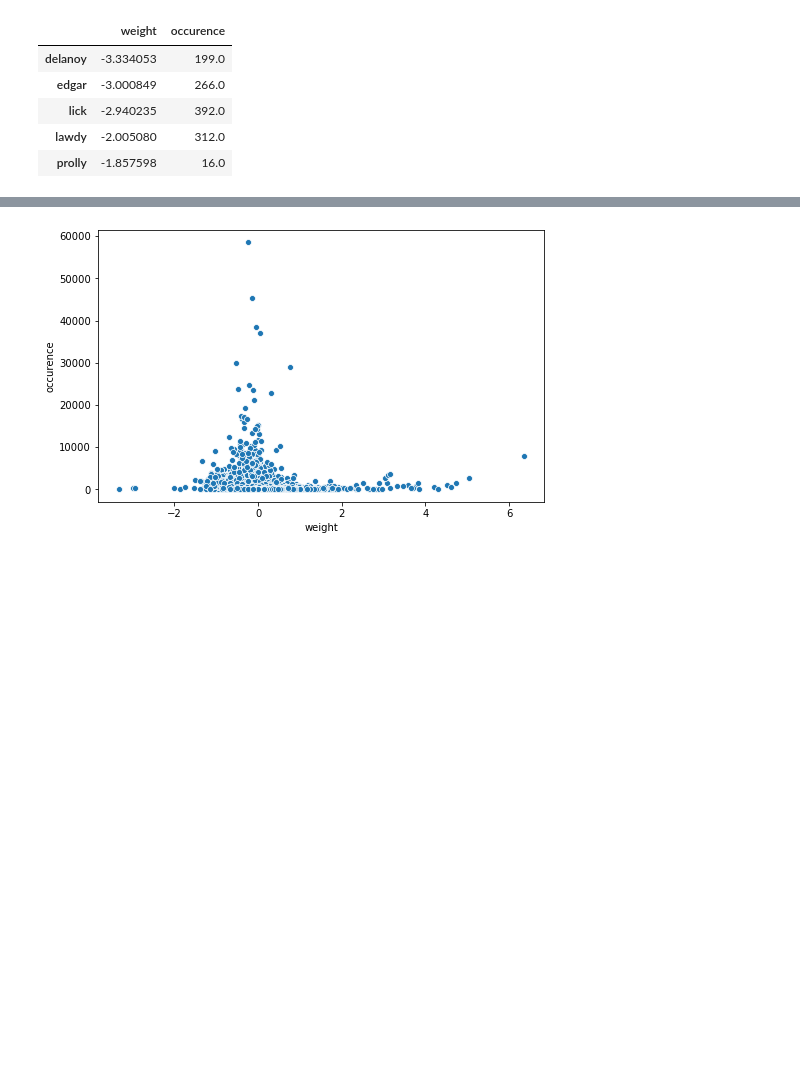
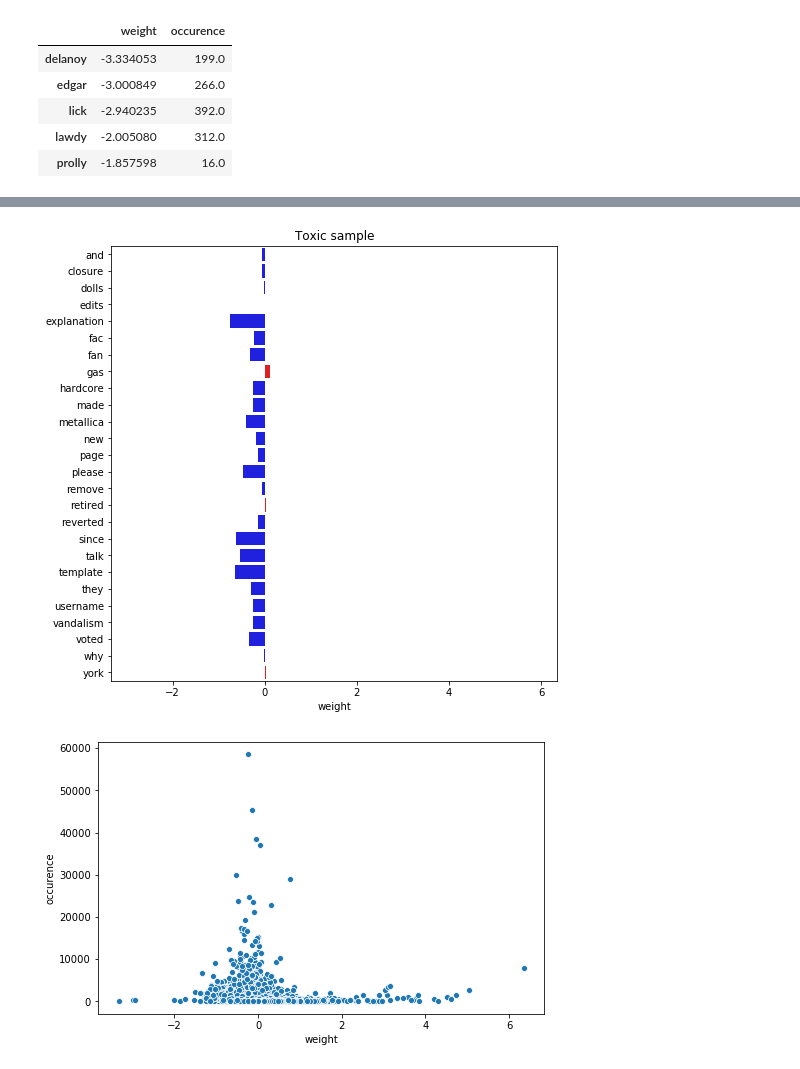
Before and after one commit to fhrzn/detoxification, a Jupyter notebook: notebooks/2.0-fhrzn-what-makes-text-toxic.ipynb, the cells around one changed output, grey strips where cells are left out. Cells and saved outputs as stored; diff of their text form; code cells hidden in the pictures; blank space fills up the shorter version.

```diff
--- a/notebooks/2.0-fhrzn-what-makes-text-toxic.ipynb
+++ b/notebooks/2.0-fhrzn-what-makes-text-toxic.ipynb
@@ -356 +344,7 @@ offensive.sort_values(by=['weight'], ascending=False)
+# %%
+tokens = [t.lower() for t in train_toxic.iloc[0, -1].split(' ')]
+token_weights = df_weights[df_weights.index.isin(tokens)]
+visualize('Toxic sample', token_weights, df_weights)
+# %% [output]
+[figure, added]
 # %%
```
Also changed, not shown: parts of 6 cells of this notebook.
